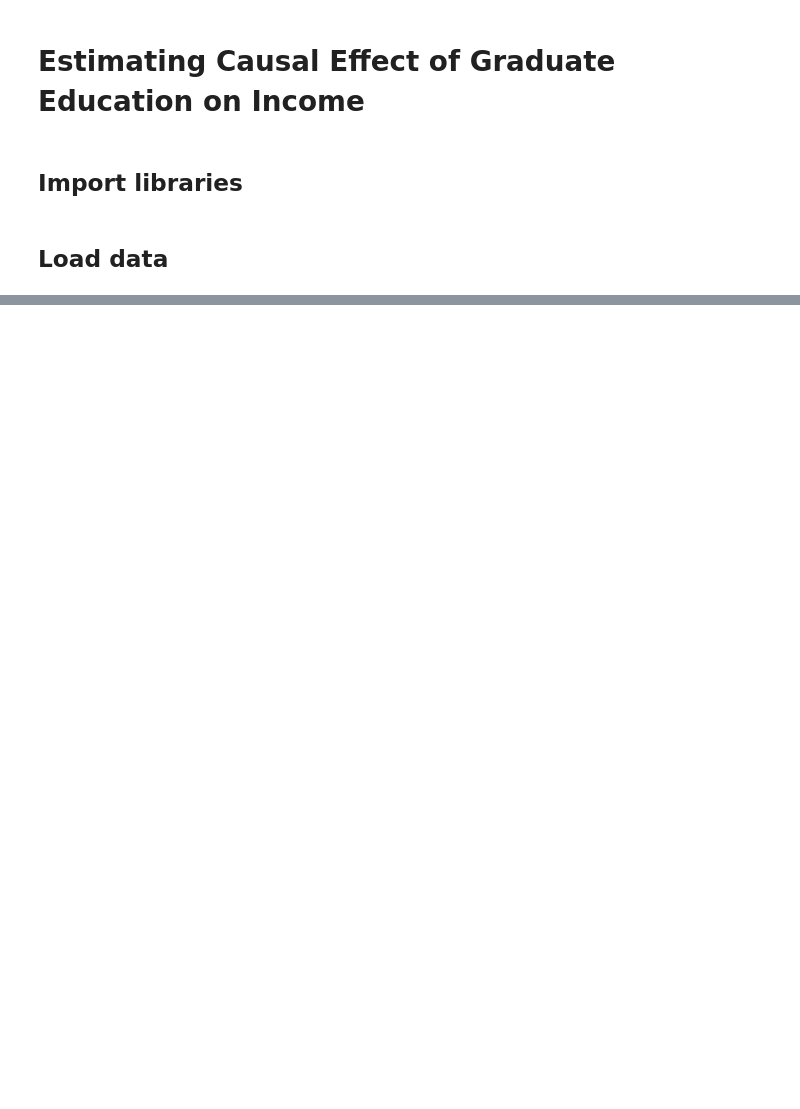
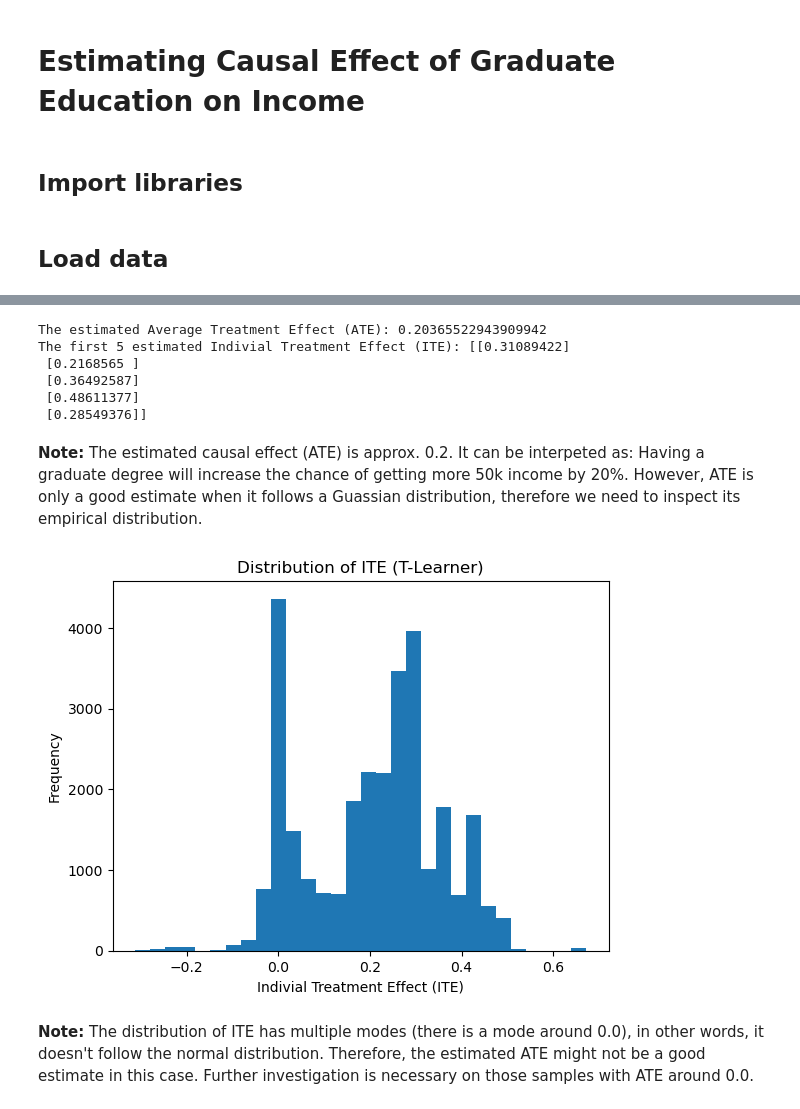
Before and after one commit to chunyagi/causality-learning, a Jupyter notebook: causality_inference_example.ipynb, the cells around one changed output, grey strips where cells are left out. Cells and saved outputs as stored; diff of their text form; code cells hidden in the pictures; blank space fills up the shorter version.

```diff
--- a/causality_inference_example.ipynb
+++ b/causality_inference_example.ipynb
@@ -42,0 +76,4 @@ Pandas version: 2.2.3
+# %%
+# Identify the statistical estimand from data
+identified_estimand = model.identify_effect(proceed_when_unidentifiable=True)
+print(identified_estimand)
@@ -42,0 +102,14 @@ Pandas version: 2.2.3
+# %%
+# Estimate the causal effect
+metalearner_estimate = model.estimate_effect(
+    identified_estimand=identified_estimand,
+    method_name="backdoor.econml.metalearners.TLearner",
+    confidence_intervals=False,
+    method_params={
+        "init_params":{
+            "models": RandomForestRegressor()
+        },
+        "fit_params": {}
+    }
+)
+print(metalearner_estimate)
@@ -42,0 +135,26 @@ Pandas version: 2.2.3
+# %%
+ite = metalearner_estimate.estimator.effect(df)
+
+print(f"The estimated Average Treatment Effect (ATE): {metalearner_estimate.value}")
+print(f"The first 5 estimated Indivial Treatment Effect (ITE): {ite[:5]}")
+# %% [output]
+The estimated Average Treatment Effect (ATE): 0.20365522943909942
+The first 5 estimated Indivial Treatment Effect (ITE): [[0.31089422]
+ [0.2168565 ]
+ [0.36492587]
+ [0.48611377]
+ [0.28549376]]
+# %% [markdown]
+**Note:** The estimated causal effect (ATE) is approx. 0.2. It can be interpeted as: Having a graduate degree will increase the chance of getting more 50k income by 20%. However, ATE is only a good estimate when it follows a Guassian distribution, therefore we need to inspect its empirical distribution.
+# %%
+# Plot the histogram of causal effects for each sample
+plt.hist(ite,
+         bins=30)
+plt.xlabel("Indivial Treatment Effect (ITE)")
+plt.ylabel("Frequency")
+plt.title("Distribution of ITE (T-Learner)")
+plt.show();
+# %% [output]
+[figure, added]
+# %% [markdown]
+**Note:** The distribution of ITE has multiple modes (there is a mode around 0.0), in other words, it doesn't follow the normal distribution. Therefore, the estimated ATE might not be a good estimate in this case. Further investigation is necessary on those samples with ATE around 0.0.
```
Also changed, not shown: parts of 11 cells of this notebook, 5 other files.
